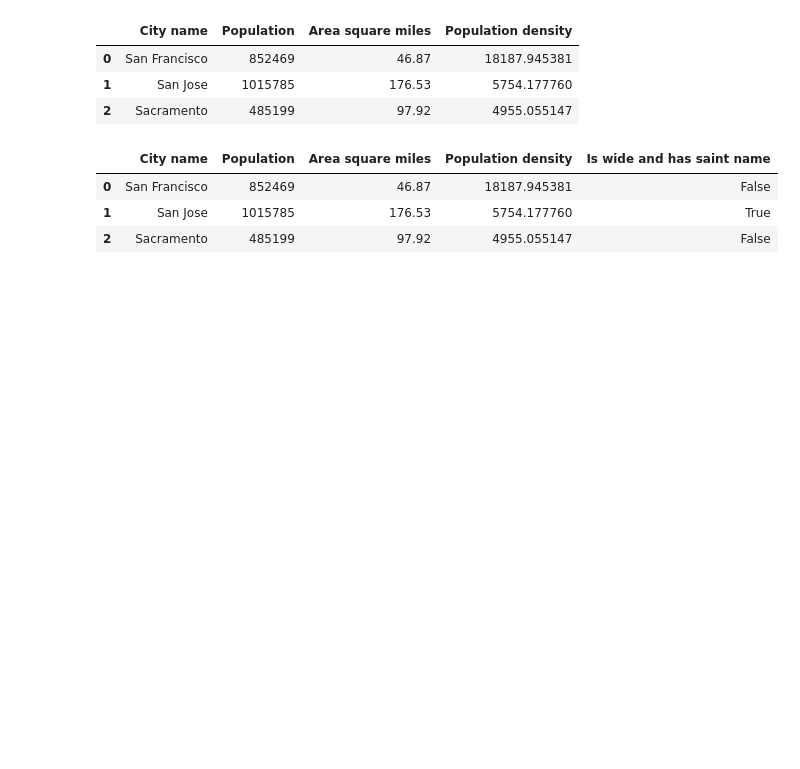
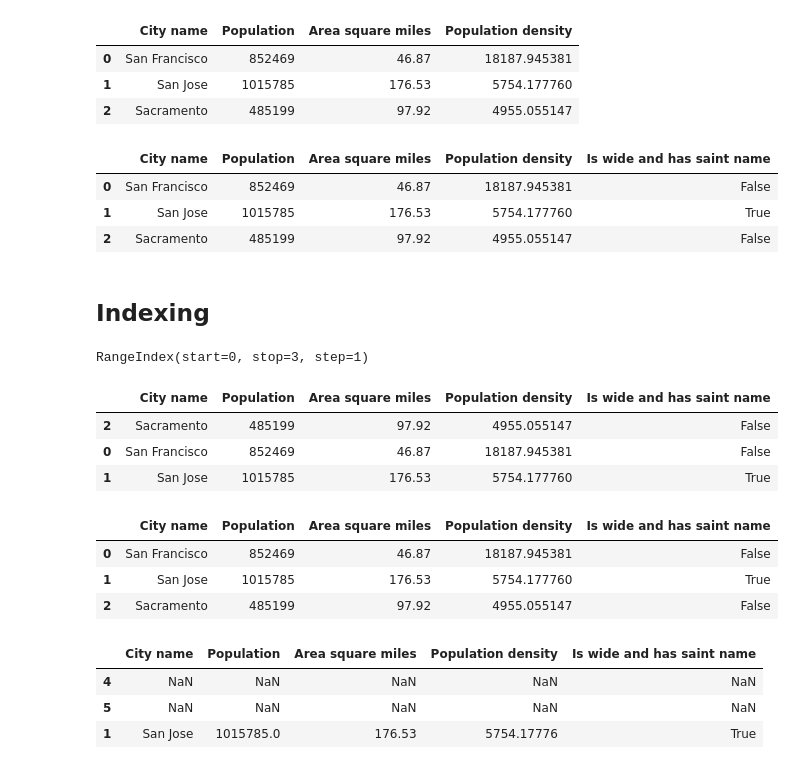
Before and after one commit to jasonrberney/pandas, a Jupyter notebook: pandas_tutorial.ipynb, the cells around one changed output. Saved outputs shown, nothing was run; the diff lists cells and outputs as text; code cells hidden in the pictures; blank space fills up the shorter version.

Commit message:
indexing and reindexing

```diff
--- a/pandas_tutorial.ipynb
+++ b/pandas_tutorial.ipynb
@@ -161,3 +161,39 @@ cities
 | 0 | San Francisco | 852469 | 46.87 | 18187.945381 | False |
 | 1 | San Jose | 1015785 | 176.53 | 5754.177760 | True |
 | 2 | Sacramento | 485199 | 97.92 | 4955.055147 | False |
+# %% [markdown]
+## Indexing
+# %%
+# Get index of DataFrame or Series, this is a method  for using a unique identifier
+# pandas assigns index values that reflect the ordering of the source data. Once created, the index values are stable
+cities.index
+# %% [output]
+RangeIndex(start=0, stop=3, step=1)
+# %%
+# Call DataFrame.reindex to manually reorder the rows
+cities.reindex([2, 0, 1])
+# %% [output]
+|  | City name | Population | Area square miles | Population density | Is wide and has saint name |
+| 2 | Sacramento | 485199 | 97.92 | 4955.055147 | False |
+| 0 | San Francisco | 852469 | 46.87 | 18187.945381 | False |
+| 1 | San Jose | 1015785 | 176.53 | 5754.177760 | True |
+# %%
+# Reindexing is a great way to shuffle (randomize) a DataFrame. In the example below, we take the index,
+# which is array-like, and pass it to NumPy's random.permutation function, which shuffles its values in place.
+# Calling reindex with this shuffled array causes the DataFrame rows to be shuffled in the same way.
+cities.reindex(np.random.permutation(cities.index))
+# %% [output]
+|  | City name | Population | Area square miles | Population density | Is wide and has saint name |
+| 0 | San Francisco | 852469 | 46.87 | 18187.945381 | False |
+| 1 | San Jose | 1015785 | 176.53 | 5754.177760 | True |
+| 2 | Sacramento | 485199 | 97.92 | 4955.055147 | False |
+# %%
+# reindex using indexes that do not currently exist
+cities.reindex([4, 5, 1])
+# If your reindex input array includes values not in the original DataFrame index values,
+# reindex will add new rows for these "missing" indices and populate all corresponding columns with NaN values
+# %% [output]
+|  | City name | Population | Area square miles | Population density | Is wide and has saint name |
+| 4 | NaN | NaN | NaN | NaN | NaN |
+| 5 | NaN | NaN | NaN | NaN | NaN |
+| 1 | San Jose | 1015785.0 | 176.53 | 5754.17776 | True |
```
